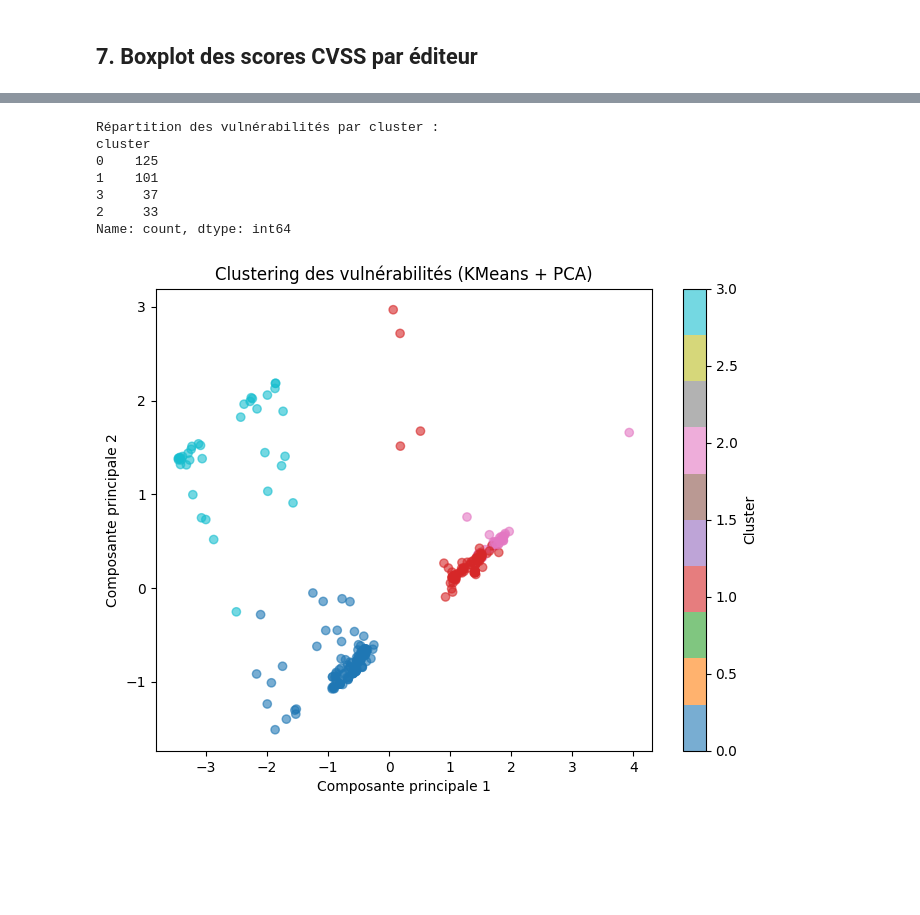
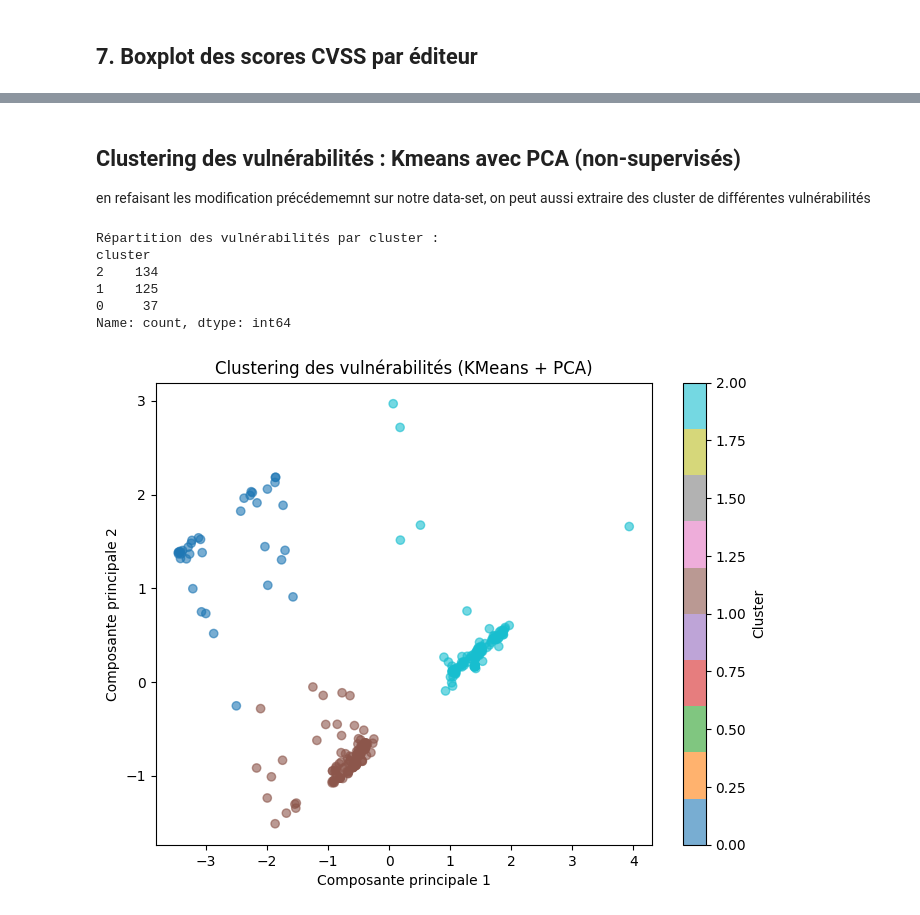
Before and after one commit to 3arly1/projet-mastercamp-data, a Jupyter notebook: mastercamp.ipynb, the cells around one changed output, grey strips where cells are left out. Saved outputs shown, nothing was run; the diff lists cells and outputs as text; code cells hidden in the pictures; blank space fills up the shorter version.

```diff
--- a/mastercamp.ipynb
+++ b/mastercamp.ipynb
@@ -279,4 +294,8 @@ Régression pour prédire le score CVSS à partir des features numériques et TF
 [figure]
+# %% [markdown]
+## Clustering des vulnérabilités : Kmeans avec PCA (non-supervisés)
+
+en refaisant les modification précédememnt sur notre data-set, on peut aussi extraire des cluster de différentes vulnérabilités
 # %%
 # Clustering des vulnérabilités avec KMeans (features : EPSS, CVSS, severity_encoded, TF-IDF Description/Titre ANSSI)
 
@@ -285,7 +304,6 @@ from sklearn.feature_extraction.text import TfidfVectorizer
 from sklearn.preprocessing import StandardScaler
 from sklearn.decomposition import PCA
 
-# Utiliser les colonnes du CSV (majuscule)
 features = ['CVSS', 'EPSS']
 if 'Base Severity' in df_cleaned.columns:
     df_cleaned['severity_encoded'] = df_cleaned['Base Severity'].astype('category').cat.codes
@@ -293,10 +311,10 @@ if 'Base Severity' in df_cleaned.columns:
 
 X_num = df_cleaned[features].fillna(0)
 
-# TF-IDF sur Description et Titre ANSSI
+
+# vectorisation :
 desc = df_cleaned['Description'].fillna('')
 titre = df_cleaned['Titre ANSSI'].fillna('')
-
 tfidf_desc = TfidfVectorizer(max_features=50)
 tfidf_titre = TfidfVectorizer(max_features=30)
 
@@ -305,40 +323,37 @@ X_titre = tfidf_titre.fit_transform(titre)
 
 # Standardisation des features numériques
 scaler = StandardScaler()
 X_num_scaled = scaler.fit_transform(X_num)
 
-# Concaténation des features
+# features :
 X_all = hstack([csr_matrix(X_num_scaled), X_desc, X_titre])
 
-# KMeans clustering (nombre de clusters arbitraire, par exemple 4)
-n_clusters = 4
+# KMeans clustering k = 3
+n_clusters = 3
 kmeans = KMeans(n_clusters=n_clusters, random_state=42, n_init=10)
 clusters = kmeans.fit_predict(X_all)
-
-# Ajout du cluster au DataFrame
 df_cleaned['cluster'] = clusters
 
 # Affichage de la répartition des clusters
 print("Répartition des vulnérabilités par cluster :")
 print(df_cleaned['cluster'].value_counts())
 
 # Visualisation 2D avec PCA
 pca = PCA(n_components=2)
 X_vis = pca.fit_transform(X_all.toarray())
 
 plt.figure(figsize=(8,6))
 scatter = plt.scatter(X_vis[:,0], X_vis[:,1], c=clusters, cmap='tab10', alpha=0.6)
 plt.title('Clustering des vulnérabilités (KMeans + PCA)')
 plt.xlabel('Composante principale 1')
 plt.ylabel('Composante principale 2')
 plt.colorbar(scatter, label='Cluster')
 plt.show()
 # %% [output]
 Répartition des vulnérabilités par cluster :
 cluster
-0    125
-1    101
-3     37
-2     33
+2    134
+1    125
+0     37
 Name: count, dtype: int64
-[figure, old version]
+[figure, new version]
```
Also changed, not shown: parts of 14 cells of this notebook.
